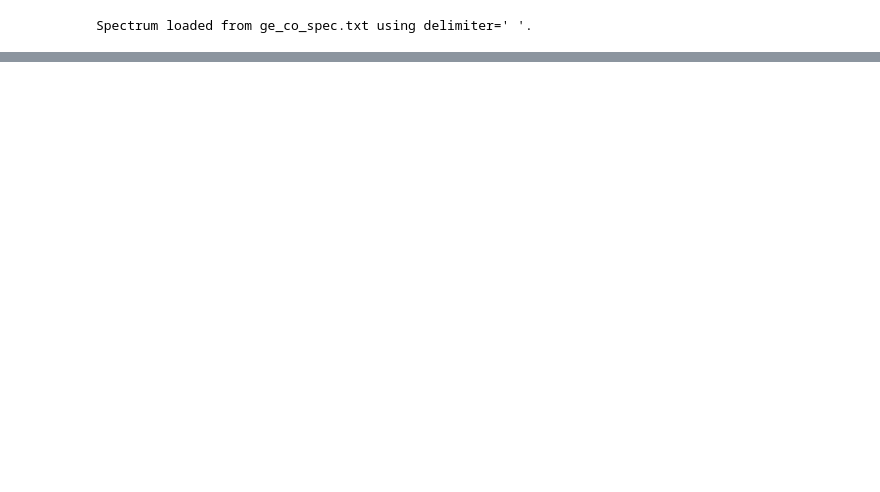
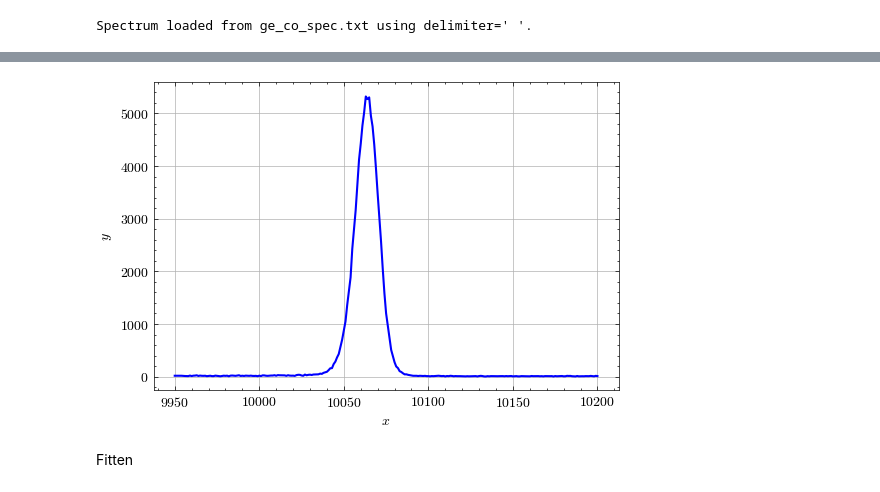
Before and after one commit to BrunoSchultz/spectrum-analyzer, a Jupyter notebook: src/spectrum_analyzer/test.ipynb, the cells around one changed output, grey strips where cells are left out. Cells and saved outputs as stored; diff of their text form; code cells hidden in the pictures; blank space fills up the shorter version.

```diff
--- a/src/spectrum_analyzer/test.ipynb
+++ b/src/spectrum_analyzer/test.ipynb
@@ -17,3 +40,9 @@ spectrum_1.plot(x_min=8775, x_max=8950)
+# %%
+spectrum_1.plot(x_min=9950, x_max=10200)
+# %% [output]
+[figure, added]
+# %% [markdown]
+Fitten
 # %%
 spectrum_1.fit_peaks(
     x_min=8775,
```
Also changed, not shown: parts of 43 cells of this notebook, 8 other files.
